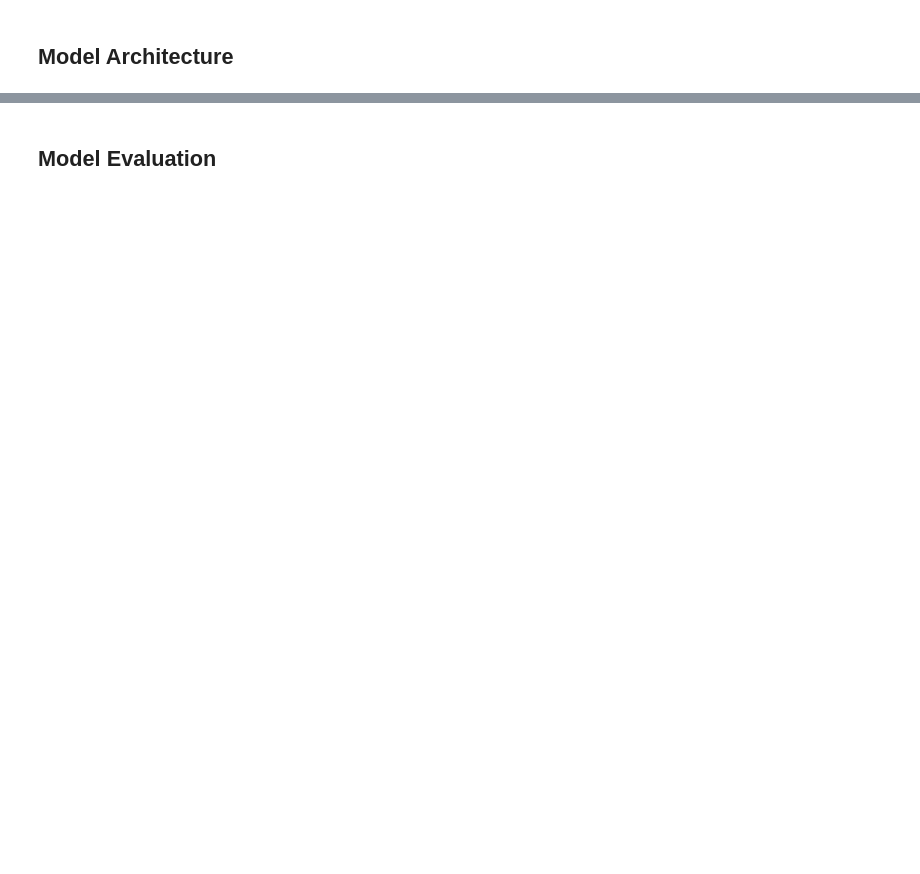
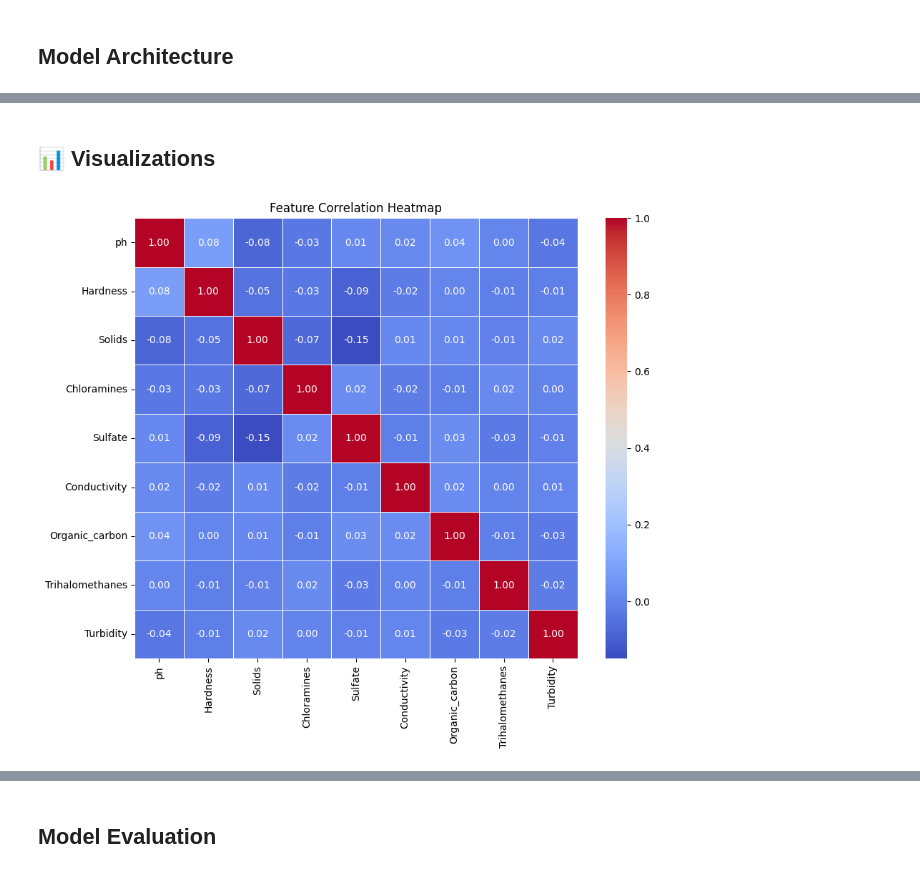
Before and after one commit to g-tumwesigye/water_quality_model_assignment, a Jupyter notebook: Water_Quality_Model.ipynb, the cells around one changed output, grey strips where cells are left out. Cells and saved outputs as stored; diff of their text form; code cells hidden in the pictures; blank space fills up the shorter version.

```diff
--- a/Water_Quality_Model.ipynb
+++ b/Water_Quality_Model.ipynb
@@ -119,0 +168,13 @@ Epoch 28/50
+# %% [markdown]
+## **📊 Visualizations**
+# %%
+# Feature Correlation Heatmap
+
+import seaborn as sns
+
+plt.figure(figsize=(10, 8))
+sns.heatmap(pd.DataFrame(X, columns=data.drop(columns=["Potability"]).columns).corr(), annot=True, cmap='coolwarm', fmt=".2f", linewidths=0.5)
+plt.title("Feature Correlation Heatmap")
+plt.show()
+# %% [output]
+[figure, added]
```
Also changed, not shown: parts of 16 cells of this notebook.
